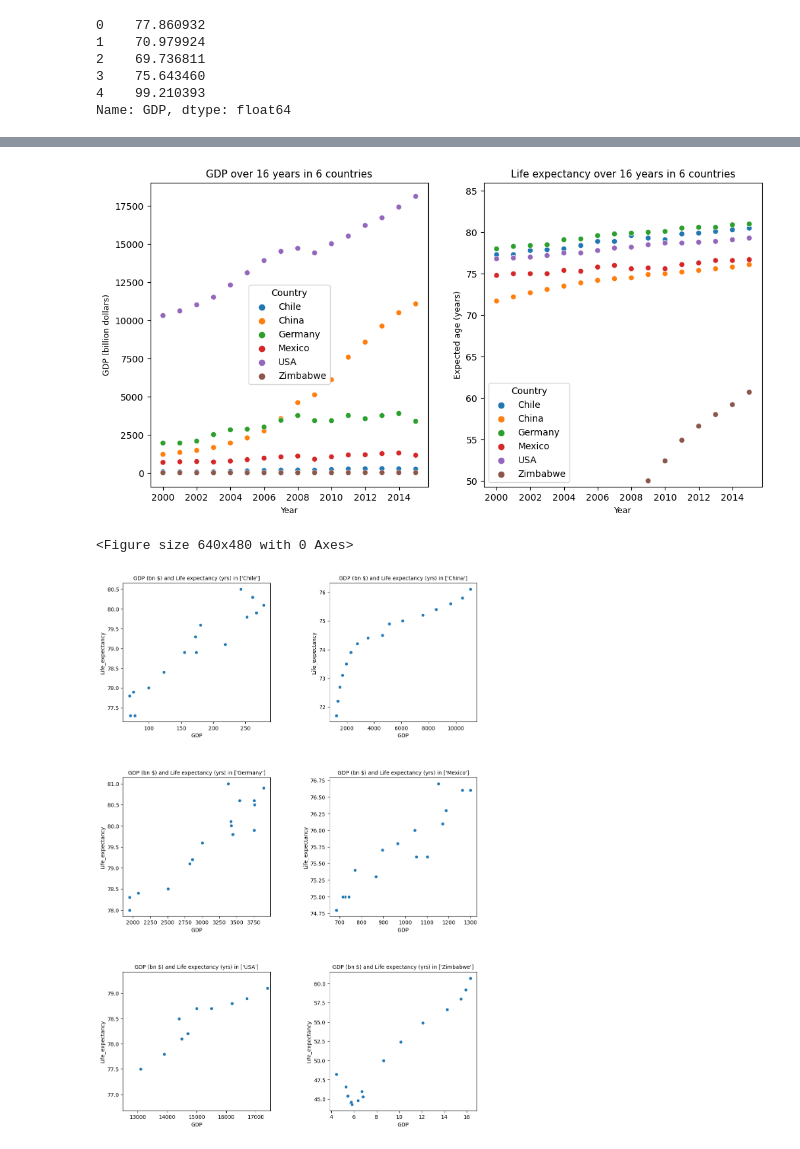
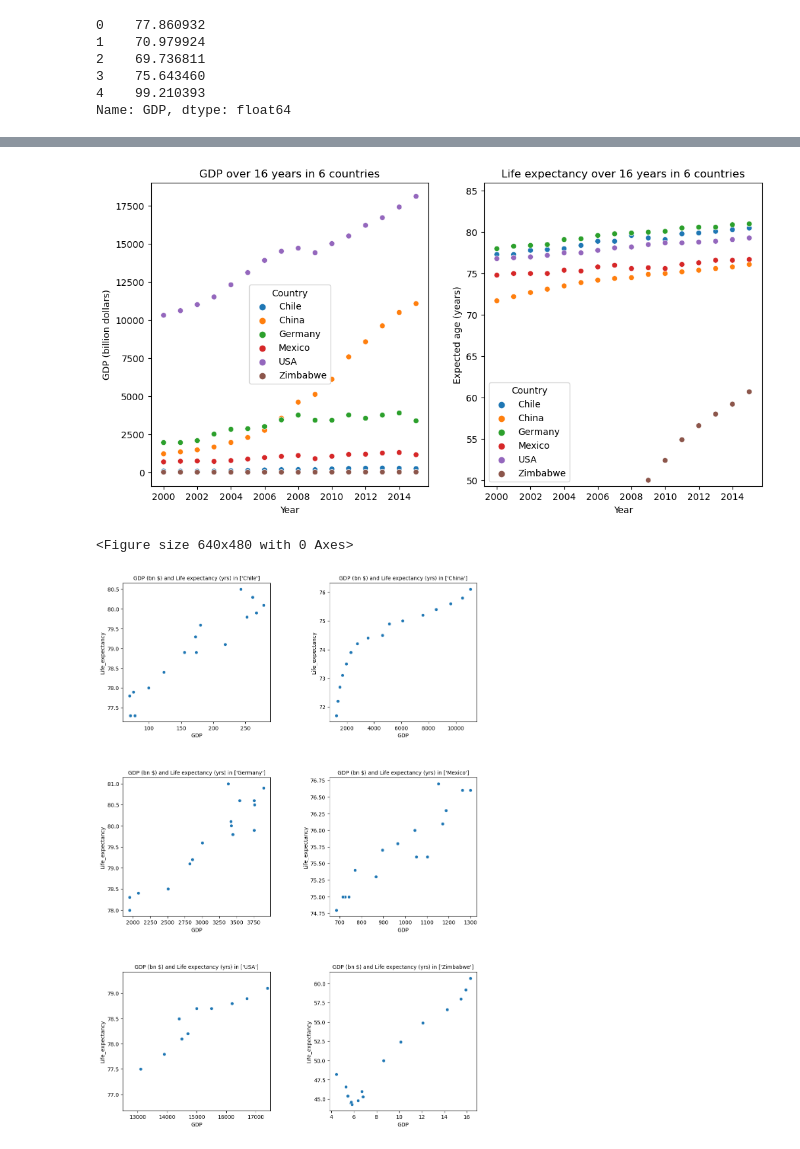
Before and after one commit to LiZoMark841619/GDP_Life_expectancy, a Jupyter notebook: GDP_Life_expectancy/life_expectancy_gdp.ipynb, the cells around one changed output, grey strips where cells are left out. Drawn from its saved outputs; the diff is of its cells as text; code cells hidden in the pictures.

```diff
--- a/GDP_Life_expectancy/life_expectancy_gdp.ipynb
+++ b/GDP_Life_expectancy/life_expectancy_gdp.ipynb
@@ -149,20 +149,20 @@ plt.clf()
 # %%
 plt.figure(figsize=[12, 6])
 plt.subplot(1,2,1)
 sns.scatterplot(x='Year', y='GDP', hue='Country', data=data)
-plt.title(f'GDP over {data.Year.nunique()} years in {data.Country.nunique()} countries', fontsize=11)
-plt.xlabel('Year', fontsize=9)
-plt.ylabel('GDP (billion dollars)', fontsize=9)
+plt.title(f'GDP over {data.Year.nunique()} years in {data.Country.nunique()} countries', fontsize=12)
+plt.xlabel('Year', fontsize=10)
+plt.ylabel('GDP (billion dollars)', fontsize=10)
 plt.subplot(1,2,2)
 sns.scatterplot(x='Year', y='Life_expectancy', hue='Country', data=data)
-plt.title(f'Life expectancy over {data.Year.nunique()} years in {data.Country.nunique()} countries', fontsize=11)
-plt.xlabel('Year', fontsize=9)
-plt.ylabel('Expected age (years)', fontsize=9)
+plt.title(f'Life expectancy over {data.Year.nunique()} years in {data.Country.nunique()} countries', fontsize=12)
+plt.xlabel('Year', fontsize=10)
+plt.ylabel('Expected age (years)', fontsize=10)
 plt.ylim([np.min(data.Life_expectancy)+5, np.max(data.Life_expectancy)+5])
 plt.subplots_adjust(wspace=0.2)
 plt.show()
 plt.clf()
 # %% [output]
-[figure, old version]
+[figure, new version]
 <Figure size 640x480 with 0 Axes>
 # %%
```
Also changed, not shown: parts of 11 cells of this notebook.
